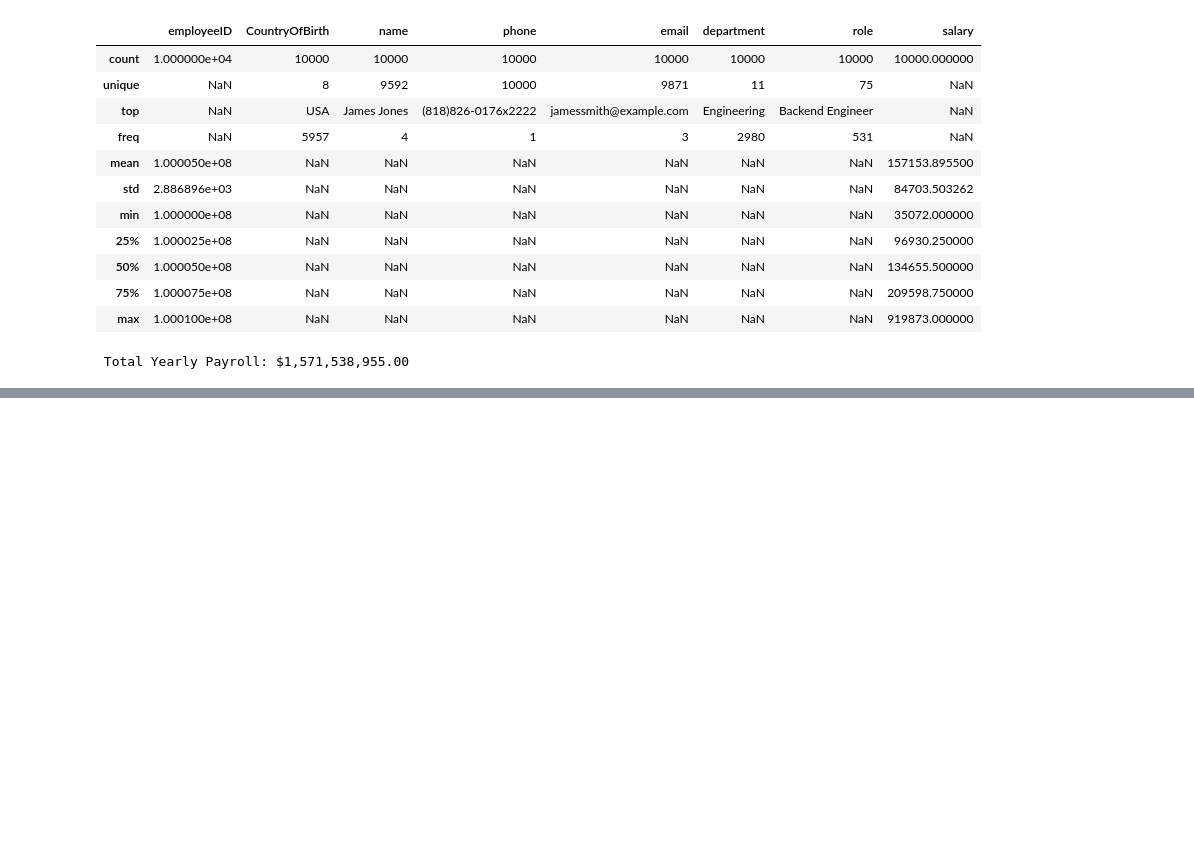
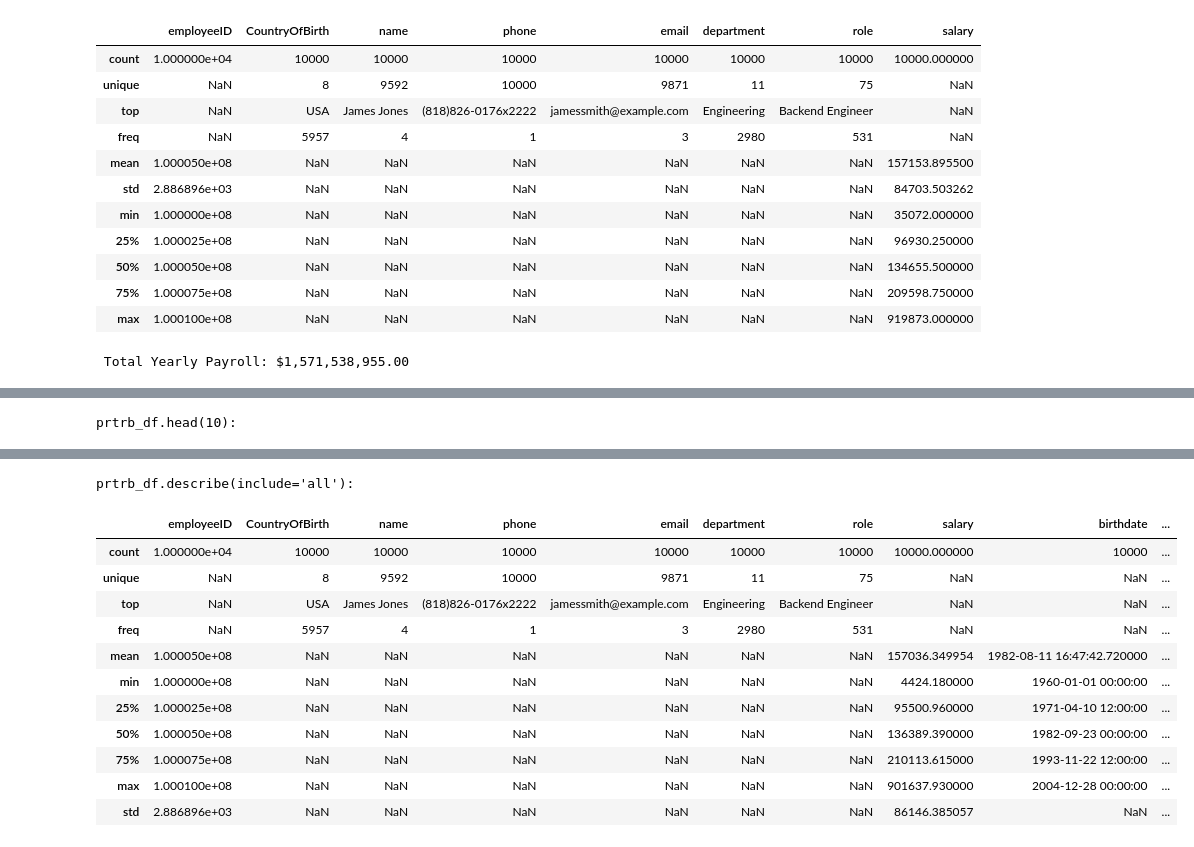
Before and after one commit to jbtuku/Data-Engineering, a Jupyter notebook: Data Synthsesis/datasynthesis.ipynb, the cells around one changed output, grey strips where cells are left out. Drawn from its saved outputs; the diff is of its cells as text; code cells hidden in the pictures; blank space fills up the shorter version.

```diff
--- a/Data Synthsesis/datasynthesis.ipynb
+++ b/Data Synthsesis/datasynthesis.ipynb
@@ -144,0 +294,24 @@ Saving Departments Roles and Salaries.xlsx to Departments Roles and Salaries.xls
+# %%
+import numpy as np
+from IPython.display import display
+
+std_dev = emp_df['salary'].mean() * 0.1
+
+
+noise = np.random.normal(loc=0, scale=std_dev, size=len(emp_df))
+
+
+perturbed_salaries = emp_df['salary'] + noise
+perturbed_salaries = np.clip(perturbed_salaries, a_min=0, a_max=None)
+
+
+prtrb_df = emp_df.copy()
+prtrb_df['salary'] = perturbed_salaries.round(2)
+
+print("prtrb_df.head(10):")
+display(prtrb_df.head(10))
+
+print("\nprtrb_df.describe(include='all'):")
+display(prtrb_df.describe(include='all'))
+# %% [output]
+prtrb_df.head(10):
@@ -144,0 +329,13 @@ Saving Departments Roles and Salaries.xlsx to Departments Roles and Salaries.xls
+prtrb_df.describe(include='all'):
+|  | employeeID | CountryOfBirth | name | phone | email | department | role | salary | birthdate | ... |
+| count | 1.000000e+04 | 10000 | 10000 | 10000 | 10000 | 10000 | 10000 | 10000.000000 | 10000 | ... |
+| unique | NaN | 8 | 9592 | 10000 | 9871 | 11 | 75 | NaN | NaN | ... |
+| top | NaN | USA | James Jones | (818)826-0176x2222 | jamessmith@example.com | Engineering | Backend Engineer | NaN | NaN | ... |
+| freq | NaN | 5957 | 4 | 1 | 3 | 2980 | 531 | NaN | NaN | ... |
+| mean | 1.000050e+08 | NaN | NaN | NaN | NaN | NaN | NaN | 157036.349954 | 1982-08-11 16:47:42.720000 | ... |
+| min | 1.000000e+08 | NaN | NaN | NaN | NaN | NaN | NaN | 4424.180000 | 1960-01-01 00:00:00 | ... |
+| 25% | 1.000025e+08 | NaN | NaN | NaN | NaN | NaN | NaN | 95500.960000 | 1971-04-10 12:00:00 | ... |
+| 50% | 1.000050e+08 | NaN | NaN | NaN | NaN | NaN | NaN | 136389.390000 | 1982-09-23 00:00:00 | ... |
+| 75% | 1.000075e+08 | NaN | NaN | NaN | NaN | NaN | NaN | 210113.615000 | 1993-11-22 12:00:00 | ... |
+| max | 1.000100e+08 | NaN | NaN | NaN | NaN | NaN | NaN | 901637.930000 | 2004-12-28 00:00:00 | ... |
+| std | 2.886896e+03 | NaN | NaN | NaN | NaN | NaN | NaN | 86146.385057 | NaN | ... |
```
Also changed, not shown: parts of 5 cells of this notebook.
